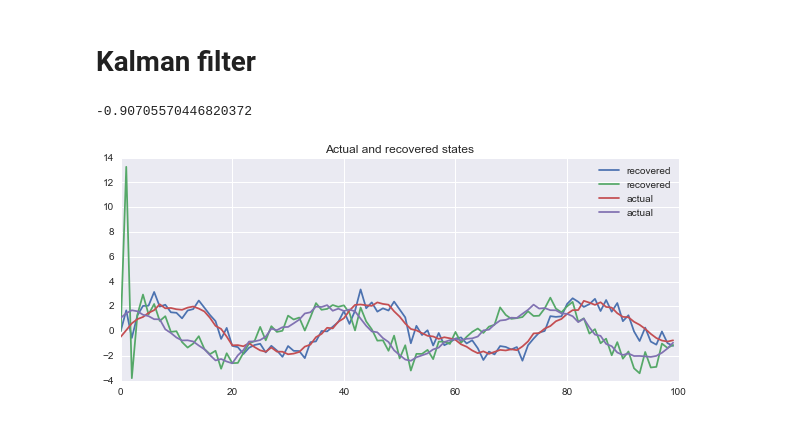
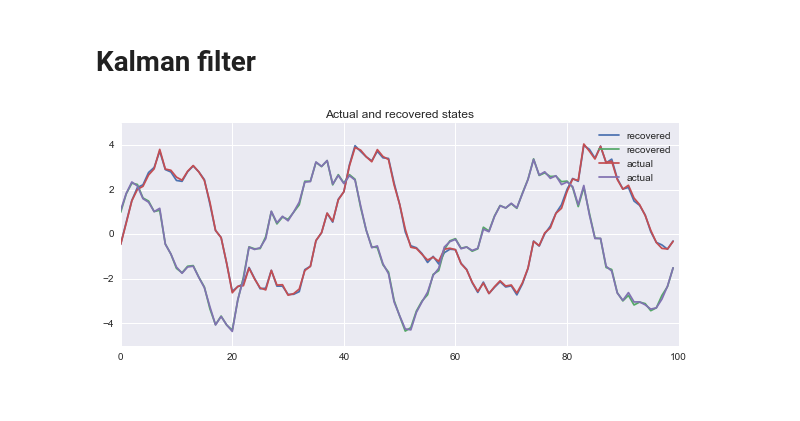
Before and after one commit to jmxpearson/laf, a Jupyter notebook: kalman_interleaved_integration_tests.ipynb, the cells around one changed output. Drawn from its saved outputs; the diff is of its cells as text; code cells hidden in the pictures.

```diff
--- a/kalman_interleaved_integration_tests.ipynb
+++ b/kalman_interleaved_integration_tests.ipynb
@@ -18,13 +20,13 @@ np.random.seed(12345)  # set random seed
 # %%
 Z = np.array([[1, -1], [0, 1], [1, 0]])  # observation matrix
-H = 0.1 * np.array([[1, 0, 0], [0, 1.2, 0], [0, 0, 1.5]])
+H = 0.005 * np.array([[1, 0, 0], [0, 1.2, 0], [0, 0, 1.5]])
 
 Np, Nm = Z.shape
 
 th = 10 * np.pi / 180  # rotation angle
 T = np.array([[np.cos(th), np.sin(th)], [-np.sin(th), np.cos(th)]])  # rotation matrix
 R = np.array([1.1, 1])[:, np.newaxis]
-Q = np.array([0.05])[:, np.newaxis]
+Q = np.array([0.25])[:, np.newaxis]
 
 _, Nr = R.shape
 
@@ -69,7 +76,7 @@ Nm = P_init.shape[0]
 
 # preallocate
 a = np.empty((Nt, Np + 1, Nm))
-P = np.empty((Nt, Np + 1, Nm, Nm))
+P = np.ones((Nt, Np + 1, Nm, Nm))
 v = np.empty((Nt, Np))
 F = np.empty((Nt, Np))
 K = np.empty((Nt, Np, Nm))
@@ -83,7 +90,7 @@ P[0, 0] = P_init
 # iterate
 for t, i in product(range(Nt), range(Np)):
     v[t, i] = y[t, i] - Z[i].dot(a[t, i])
-    F[t, i] = Z[i].dot(P[t, i]).dot(Z[i]) + H[i, i]
+    F[t, i] = Z[i].dot(P[t, i]).dot(Z[i].T) + H[i, i]
     Finv = 1 / F[t, i]
     if F[t, i] != 0:
         K[t, i] = P[t, i].dot(Z[i]) * Finv
@@ -91,21 +98,18 @@ for t, i in product(range(Nt), range(Np)):
         K[t, i] = 0
 
     a[t, i + 1] = a[t, i] + K[t, i] * v[t, i]
-    P[t, i + 1] = P[t, i] - K[t, i].dot(K[t, i]) * F[t, i]
+    P[t, i + 1] = P[t, i] - F[t, i] * np.outer(K[t, i], K[t, i])
+#    P[t, i + 1] = P[t, i] * (1 - np.outer(K[t, i], Z[i]))
 
-    if t + 1 < Nt and i == Np - 1:
+    if i == Np - 1 and t + 1 < Nt:
         a[t + 1, 0] = T.dot(a[t, Np])
         P[t + 1, 0] = T.dot(P[t, Np]).dot(T.T) + R.dot(Q).dot(R.T)
-# %%
-v[0, 0]
-# %% [output]
--0.90705570446820372
 # %%
 plt.figure(figsize=(10, 4))
-plt.plot(a[:, 0, :], label='recovered')
+plt.plot(a[:, -1], label='recovered')
 plt.plot(alpha, label='actual')
 plt.title('Actual and recovered states')
 plt.legend()
 pass
 # %% [output]
-[figure, old version]
+[figure, new version]
```
Also changed, not shown: parts of 6 cells of this notebook.
